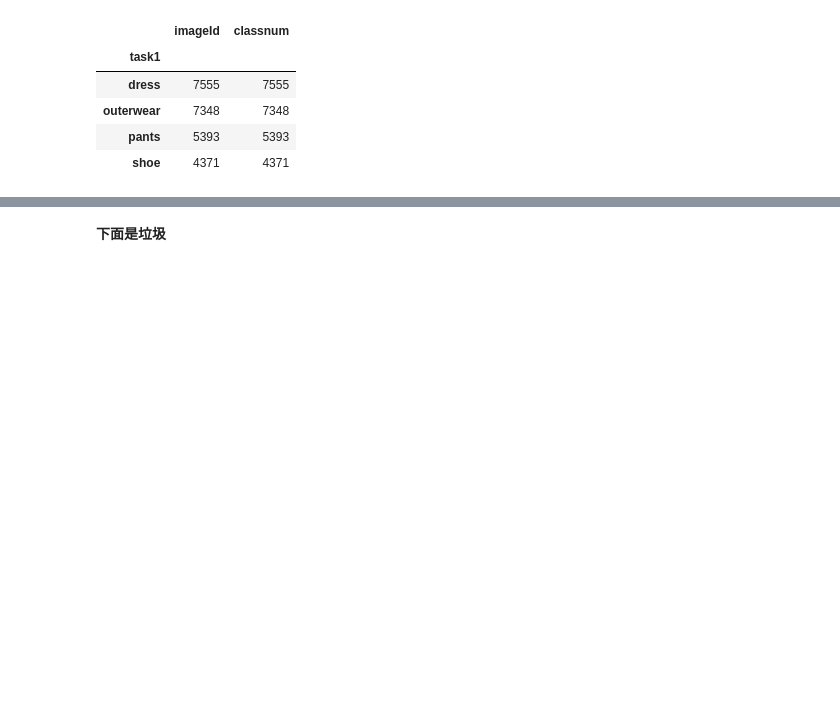
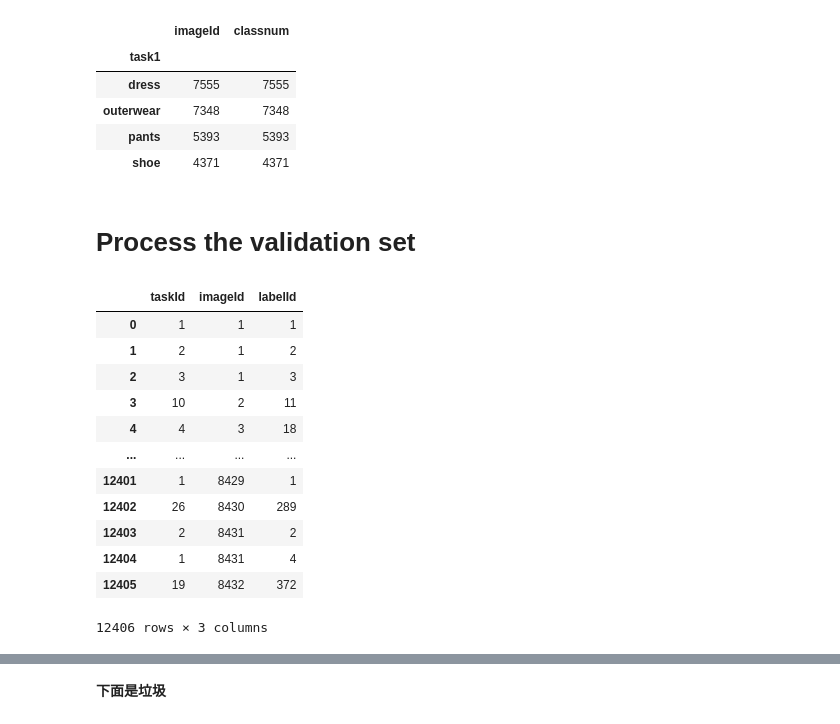
Before and after one commit to danielxiaobai/CV_final, a Jupyter notebook: cv_final.ipynb, the cells around one changed output, grey strips where cells are left out. Saved outputs shown, nothing was run; the diff lists cells and outputs as text; code cells hidden in the pictures; blank space fills up the shorter version.

```diff
--- a/cv_final.ipynb
+++ b/cv_final.ipynb
@@ -212,3 +214,24 @@ train4base.groupby('task1').count()
 # %%
 train4base.to_csv('train4base.csv')
 train.to_csv('train.csv')
+# %% [markdown]
+# Process the validation set
+# %%
+validation_content = open('fgvc4_iMat.validation.data','rb')
+validation_content = json.load(validation_content)
+validation_anno = pd.DataFrame(validation_content.get('annotations'))
+validation_anno
+# %% [output]
+|  | taskId | imageId | labelId |
+| 0 | 1 | 1 | 1 |
+| 1 | 2 | 1 | 2 |
+| 2 | 3 | 1 | 3 |
+| 3 | 10 | 2 | 11 |
+| 4 | 4 | 3 | 18 |
+| ... | ... | ... | ... |
+| 12401 | 1 | 8429 | 1 |
+| 12402 | 26 | 8430 | 289 |
+| 12403 | 2 | 8431 | 2 |
+| 12404 | 1 | 8431 | 4 |
+| 12405 | 19 | 8432 | 372 |
+12406 rows × 3 columns
```
Also changed, not shown: parts of 8 cells of this notebook, 10 other files.
